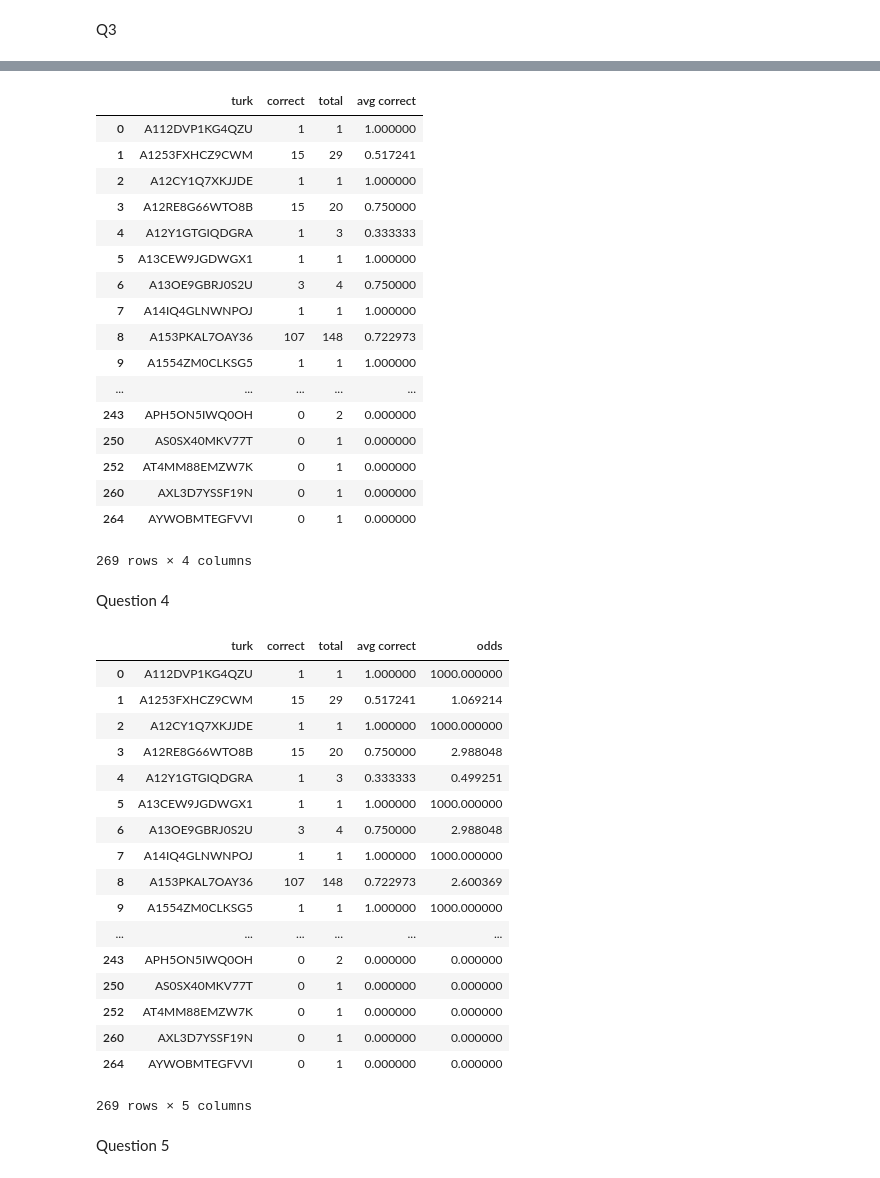
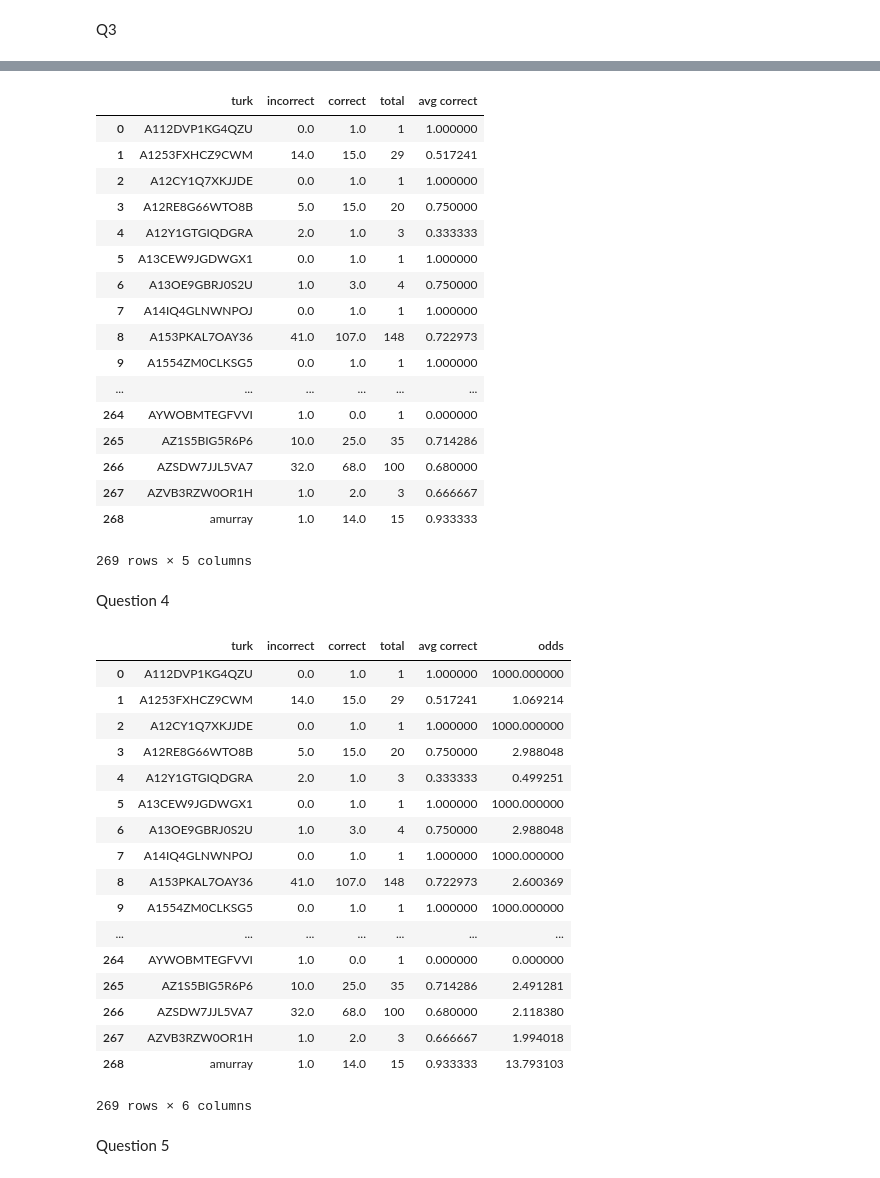
Before and after one commit to chenson2018/Data-Analytics-Programming-HW3, a Jupyter notebook: Henson HW3.ipynb, the cells around one changed output, grey strips where cells are left out. Saved outputs shown, nothing was run; the diff lists cells and outputs as text; code cells hidden in the pictures.

```diff
--- a/Henson HW3.ipynb
+++ b/Henson HW3.ipynb
@@ -44,2 +24,2 @@ compare
 # %%
-pd.DataFrame(compare.groupby(['turk', 'Correct'])['turk'].agg('count'))
+allTurk = pd.DataFrame(compare.groupby(['turk', 'Correct'])['turk'].agg('count').unstack()).reset_index()
@@ -114,50 +26,53 @@ noCorrect
+# %%
+rater_goodness = pd.merge(allTurk, count, on = 'turk')
+rater_goodness.columns = ['turk', 'incorrect', 'correct', 'total']
+rater_goodness = rater_goodness.fillna(0)
 # %%
-rater_goodness = pd.concat([correct, noCorrect])
 rater_goodness['avg correct'] = rater_goodness['correct'] / rater_goodness['total']
 rater_goodness
 # %% [output]
-|  | turk | correct | total | avg correct |
-| 0 | A112DVP1KG4QZU | 1 | 1 | 1.000000 |
-| 1 | A1253FXHCZ9CWM | 15 | 29 | 0.517241 |
-| 2 | A12CY1Q7XKJJDE | 1 | 1 | 1.000000 |
-| 3 | A12RE8G66WTO8B | 15 | 20 | 0.750000 |
-| 4 | A12Y1GTGIQDGRA | 1 | 3 | 0.333333 |
-| 5 | A13CEW9JGDWGX1 | 1 | 1 | 1.000000 |
-| 6 | A13OE9GBRJ0S2U | 3 | 4 | 0.750000 |
-| 7 | A14IQ4GLNWNPOJ | 1 | 1 | 1.000000 |
-| 8 | A153PKAL7OAY36 | 107 | 148 | 0.722973 |
-| 9 | A1554ZM0CLKSG5 | 1 | 1 | 1.000000 |
-| ... | ... | ... | ... | ... |
-| 243 | APH5ON5IWQ0OH | 0 | 2 | 0.000000 |
-| 250 | AS0SX40MKV77T | 0 | 1 | 0.000000 |
-| 252 | AT4MM88EMZW7K | 0 | 1 | 0.000000 |
-| 260 | AXL3D7YSSF19N | 0 | 1 | 0.000000 |
-| 264 | AYWOBMTEGFVVI | 0 | 1 | 0.000000 |
+|  | turk | incorrect | correct | total | avg correct |
+| 0 | A112DVP1KG4QZU | 0.0 | 1.0 | 1 | 1.000000 |
+| 1 | A1253FXHCZ9CWM | 14.0 | 15.0 | 29 | 0.517241 |
+| 2 | A12CY1Q7XKJJDE | 0.0 | 1.0 | 1 | 1.000000 |
+| 3 | A12RE8G66WTO8B | 5.0 | 15.0 | 20 | 0.750000 |
+| 4 | A12Y1GTGIQDGRA | 2.0 | 1.0 | 3 | 0.333333 |
+| 5 | A13CEW9JGDWGX1 | 0.0 | 1.0 | 1 | 1.000000 |
+| 6 | A13OE9GBRJ0S2U | 1.0 | 3.0 | 4 | 0.750000 |
+| 7 | A14IQ4GLNWNPOJ | 0.0 | 1.0 | 1 | 1.000000 |
+| 8 | A153PKAL7OAY36 | 41.0 | 107.0 | 148 | 0.722973 |
+| 9 | A1554ZM0CLKSG5 | 0.0 | 1.0 | 1 | 1.000000 |
+| ... | ... | ... | ... | ... | ... |
+| 264 | AYWOBMTEGFVVI | 1.0 | 0.0 | 1 | 0.000000 |
+| 265 | AZ1S5BIG5R6P6 | 10.0 | 25.0 | 35 | 0.714286 |
+| 266 | AZSDW7JJL5VA7 | 32.0 | 68.0 | 100 | 0.680000 |
+| 267 | AZVB3RZW0OR1H | 1.0 | 2.0 | 3 | 0.666667 |
+| 268 | amurray | 1.0 | 14.0 | 15 | 0.933333 |
-269 rows × 4 columns
+269 rows × 5 columns
 # %% [markdown]
 Question 4
 # %%
 rater_goodness['odds'] = rater_goodness['avg correct'] / (1.001 - rater_goodness['avg correct'])
 rater_goodness
 # %% [output]
-|  | turk | correct | total | avg correct | odds |
-| 0 | A112DVP1KG4QZU | 1 | 1 | 1.000000 | 1000.000000 |
-| 1 | A1253FXHCZ9CWM | 15 | 29 | 0.517241 | 1.069214 |
-| 2 | A12CY1Q7XKJJDE | 1 | 1 | 1.000000 | 1000.000000 |
-| 3 | A12RE8G66WTO8B | 15 | 20 | 0.750000 | 2.988048 |
-| 4 | A12Y1GTGIQDGRA | 1 | 3 | 0.333333 | 0.499251 |
-| 5 | A13CEW9JGDWGX1 | 1 | 1 | 1.000000 | 1000.000000 |
-| 6 | A13OE9GBRJ0S2U | 3 | 4 | 0.750000 | 2.988048 |
-| 7 | A14IQ4GLNWNPOJ | 1 | 1 | 1.000000 | 1000.000000 |
-| 8 | A153PKAL7OAY36 | 107 | 148 | 0.722973 | 2.600369 |
-| 9 | A1554ZM0CLKSG5 | 1 | 1 | 1.000000 | 1000.000000 |
-| ... | ... | ... | ... | ... | ... |
-| 243 | APH5ON5IWQ0OH | 0 | 2 | 0.000000 | 0.000000 |
-| 250 | AS0SX40MKV77T | 0 | 1 | 0.000000 | 0.000000 |
-| 252 | AT4MM88EMZW7K | 0 | 1 | 0.000000 | 0.000000 |
-| 260 | AXL3D7YSSF19N | 0 | 1 | 0.000000 | 0.000000 |
-| 264 | AYWOBMTEGFVVI | 0 | 1 | 0.000000 | 0.000000 |
+|  | turk | incorrect | correct | total | avg correct | odds |
+| 0 | A112DVP1KG4QZU | 0.0 | 1.0 | 1 | 1.000000 | 1000.000000 |
+| 1 | A1253FXHCZ9CWM | 14.0 | 15.0 | 29 | 0.517241 | 1.069214 |
+| 2 | A12CY1Q7XKJJDE | 0.0 | 1.0 | 1 | 1.000000 | 1000.000000 |
+| 3 | A12RE8G66WTO8B | 5.0 | 15.0 | 20 | 0.750000 | 2.988048 |
+| 4 | A12Y1GTGIQDGRA | 2.0 | 1.0 | 3 | 0.333333 | 0.499251 |
+| 5 | A13CEW9JGDWGX1 | 0.0 | 1.0 | 1 | 1.000000 | 1000.000000 |
+| 6 | A13OE9GBRJ0S2U | 1.0 | 3.0 | 4 | 0.750000 | 2.988048 |
+| 7 | A14IQ4GLNWNPOJ | 0.0 | 1.0 | 1 | 1.000000 | 1000.000000 |
+| 8 | A153PKAL7OAY36 | 41.0 | 107.0 | 148 | 0.722973 | 2.600369 |
+| 9 | A1554ZM0CLKSG5 | 0.0 | 1.0 | 1 | 1.000000 | 1000.000000 |
+| ... | ... | ... | ... | ... | ... | ... |
+| 264 | AYWOBMTEGFVVI | 1.0 | 0.0 | 1 | 0.000000 | 0.000000 |
+| 265 | AZ1S5BIG5R6P6 | 10.0 | 25.0 | 35 | 0.714286 | 2.491281 |
+| 266 | AZSDW7JJL5VA7 | 32.0 | 68.0 | 100 | 0.680000 | 2.118380 |
+| 267 | AZVB3RZW0OR1H | 1.0 | 2.0 | 3 | 0.666667 | 1.994018 |
+| 268 | amurray | 1.0 | 14.0 | 15 | 0.933333 | 13.793103 |
-269 rows × 5 columns
+269 rows × 6 columns
 # %% [markdown]
 Question 5
 # %%
```
Also changed, not shown: parts of 15 cells of this notebook.
